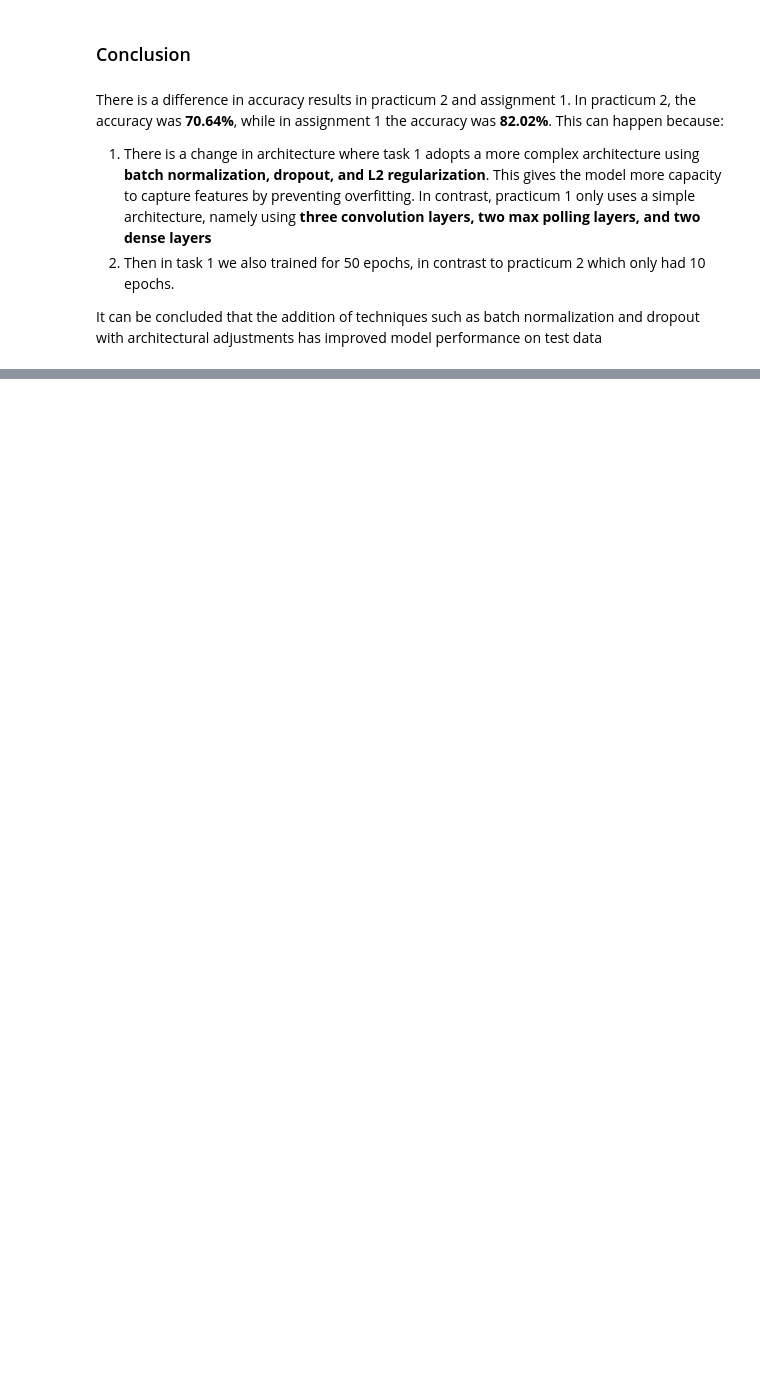
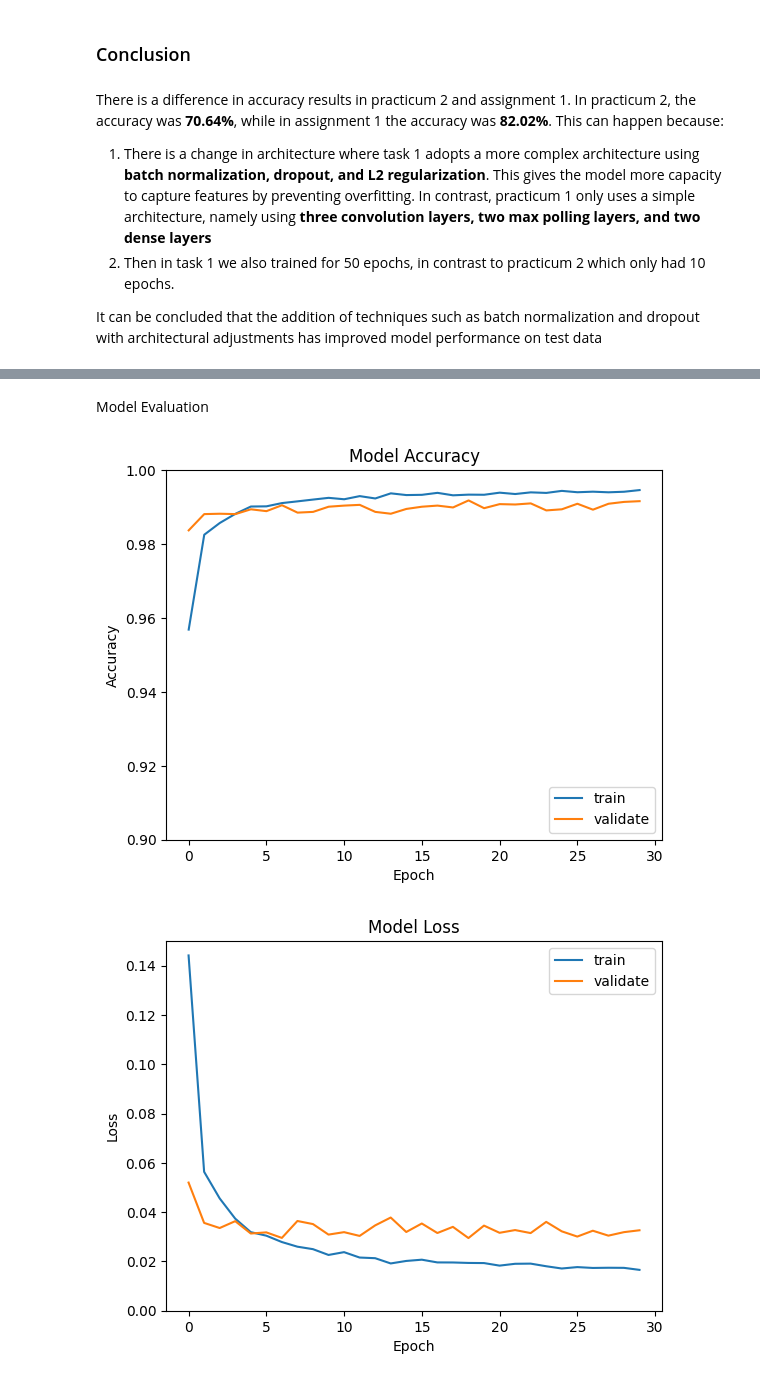
Before and after one commit to aminyG/Machile_Learning, a Jupyter notebook: Week 11/lab_assignment.ipynb, the cells around one changed output, grey strips where cells are left out. Saved outputs shown, nothing was run; the diff lists cells and outputs as text; code cells hidden in the pictures; blank space fills up the shorter version.

```diff
--- a/Week 11/lab_assignment.ipynb
+++ b/Week 11/lab_assignment.ipynb
@@ -153,0 +170,3 @@ It can be concluded that the addition of techniques such as batch normalization
+# %%
+# Memuat dataset MNIST
+(x_train, y_train), (x_test, y_test) = mnist.load_data()
@@ -153,0 +198,13 @@ It can be concluded that the addition of techniques such as batch normalization
+# %%
+# Membangun model CNN
+model = models.Sequential()
+
+model.add(layers.Conv2D(32, kernel_size=(3,3), input_shape=inpx, activation='elu'))
+model.add(layers.Conv2D(64, kernel_size=(3,3), activation='elu'))
+model.add(layers.MaxPooling2D(pool_size=(3,3)))
+model.add(layers.Dropout(0.5))
+model.add(layers.Flatten())
+model.add(layers.Dense(256, activation='sigmoid'))
+model.add(layers.Dense(10, activation='softmax'))
+
+model.summary()
@@ -153,0 +231,8 @@ It can be concluded that the addition of techniques such as batch normalization
+# %%
+# Kompilasi model
+model.compile(optimizer='adam',
+              loss='sparse_categorical_crossentropy',
+              metrics=['accuracy'])
+# %%
+history = model.fit(x_train, y_train, epochs=30,
+                    validation_data=(x_test, y_test))
@@ -153,0 +257,25 @@ It can be concluded that the addition of techniques such as batch normalization
+# %% [markdown]
+Model Evaluation
+# %%
+# Model Accuracy
+plt.plot(history.history['accuracy'], label='train')
+plt.plot(history.history['val_accuracy'], label = 'validate')
+plt.xlabel('Epoch')
+plt.ylabel('Accuracy')
+plt.ylim([0.9, 1])
+plt.legend(loc='lower right')
+plt.title("Model Accuracy")
+plt.show()
+
+# Model Loss
+plt.plot(history.history['loss'], label='train')
+plt.plot(history.history['val_loss'], label = 'validate')
+plt.xlabel('Epoch')
+plt.ylabel('Loss')
+plt.ylim([0, 0.15])
+plt.legend(loc='upper right')
+plt.title("Model Loss")
+plt.show()
+# %% [output]
+[figure, added]
+[figure, added]
```
Also changed, not shown: parts of 18 cells of this notebook.
